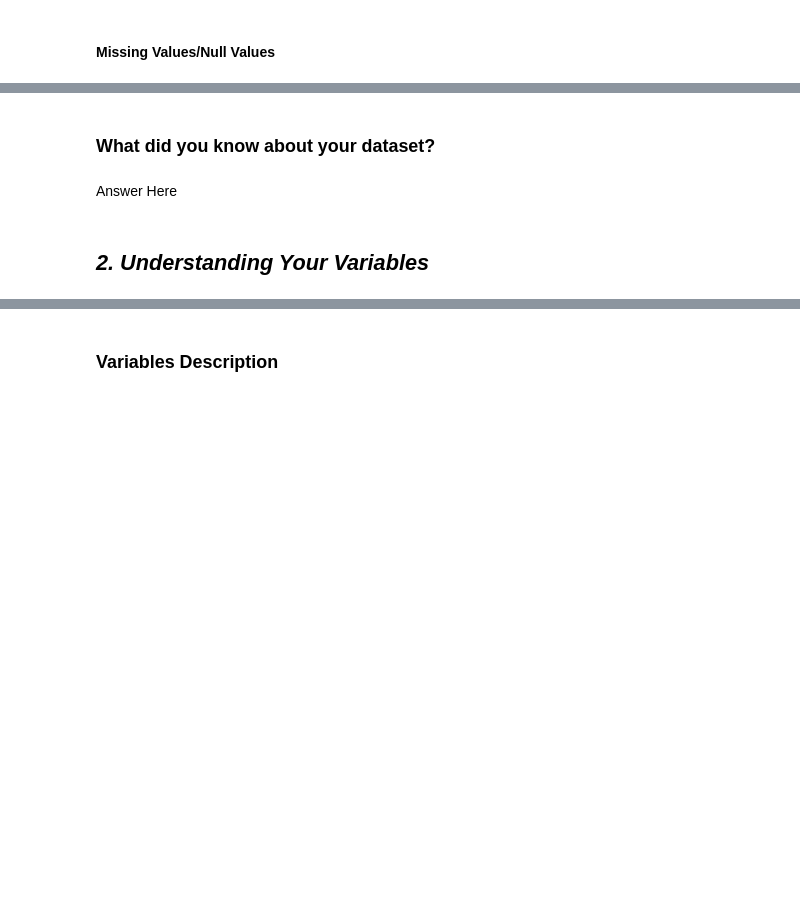
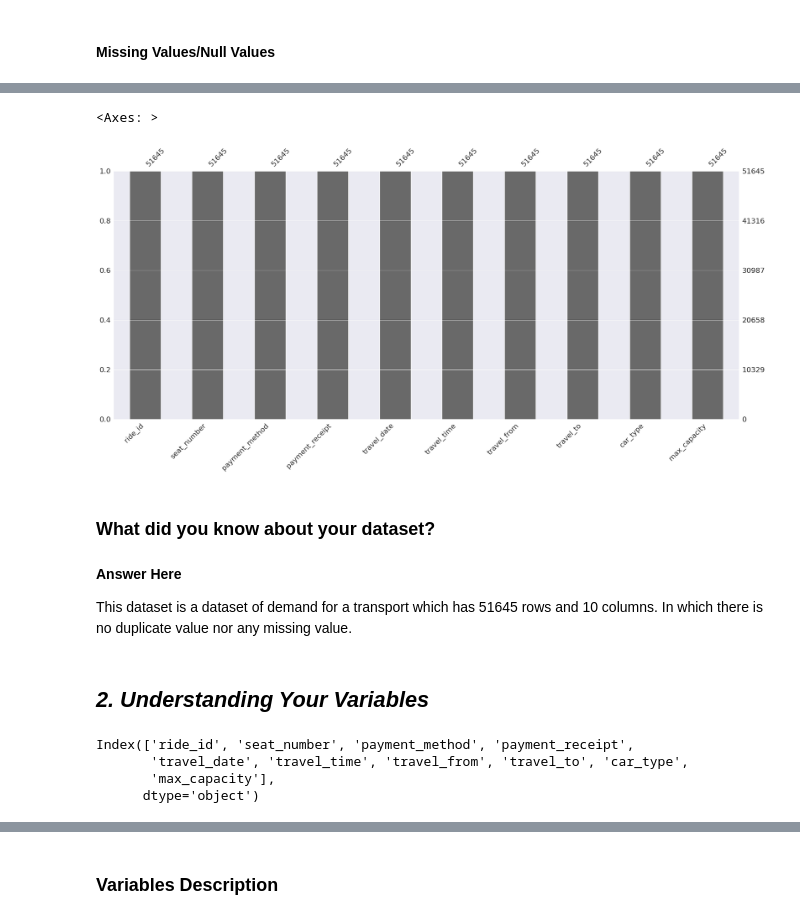
Before and after one commit to Manoharjha333/transport-demand-prediction, a Jupyter notebook: ML_Submission_Template.ipynb, the cells around one changed output, grey strips where cells are left out. Drawn from its saved outputs; the diff is of its cells as text; code cells hidden in the pictures; blank space fills up the shorter version.

```diff
--- a/ML_Submission_Template.ipynb
+++ b/ML_Submission_Template.ipynb
@@ -142,6 +134,7 @@ Successfully installed shap-0.40.0 slicer-0.0.7
 ### Dataset Loading
 # %%
 # Load Dataset
+dataset = pd.read_csv(r"/content/train_revised.csv")
 # %% [markdown]
 ### Dataset First View
 # %%
@@ -165,12 +204,24 @@ Successfully installed shap-0.40.0 slicer-0.0.7
 # %%
 # Visualizing the missing values
+msno.bar(dataset)
+# %% [output]
+<Axes: >
+[figure, added]
 # %% [markdown]
 ### What did you know about your dataset?
-# %% [markdown]
-Answer Here
+# %% [markdown]
+**Answer Here**
+
+This dataset is a dataset of demand for a transport which has 51645 rows and 10 columns. In which there is no duplicate value nor any missing value.
 # %% [markdown]
 ## ***2. Understanding Your Variables***
 # %%
 # Dataset Columns
+dataset.columns
+# %% [output]
+Index(['ride_id', 'seat_number', 'payment_method', 'payment_receipt',
+       'travel_date', 'travel_time', 'travel_from', 'travel_to', 'car_type',
+       'max_capacity'],
+      dtype='object')
 # %%
 # Dataset Describe
```
Also changed, not shown: parts of 15 cells of this notebook.
